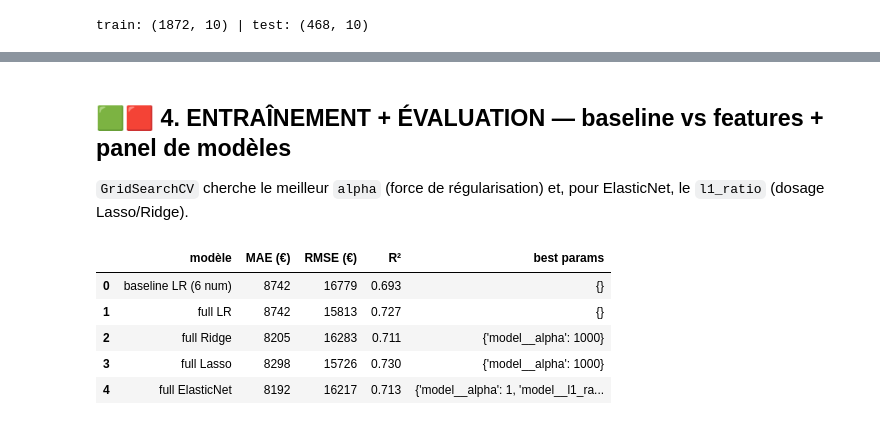
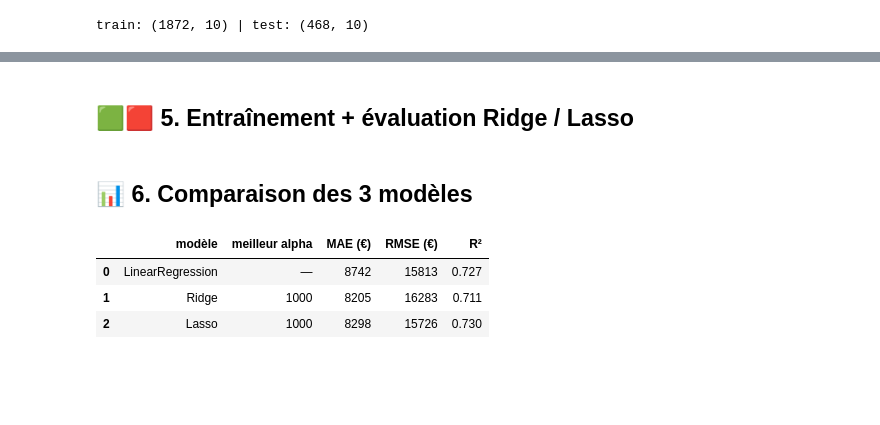
Before and after one commit to zepolclem/oscaria, a Jupyter notebook: ml/notebooks/french-second-hand-cars/02_baseline_regression.ipynb, the cells around one changed output, grey strips where cells are left out. Cells and saved outputs as stored; diff of their text form; code cells hidden in the pictures; blank space fills up the shorter version.

```diff
--- a/ml/notebooks/french-second-hand-cars/02_baseline_regression.ipynb
+++ b/ml/notebooks/french-second-hand-cars/02_baseline_regression.ipynb
@@ -89 +127,3 @@ train: (1872, 10) | test: (468, 10)
+# %% [markdown]
+## 🟩🟥 5. Entraînement + évaluation Ridge / Lasso
 # %%
@@ -113,38 +148,16 @@ def evaluer(pipe, feats, nom, params=None):
-# %% [markdown]
-## 🟩🟥 4. ENTRAÎNEMENT + ÉVALUATION — baseline vs features + panel de modèles
-
-`GridSearchCV` cherche le meilleur `alpha` (force de régularisation) et, pour
-ElasticNet, le `l1_ratio` (dosage Lasso/Ridge).
-# %%
-resultats = []
-
-# référence : baseline linéaire nue, 6 features
-r,_ = evaluer(make_pipe(LinearRegression()), base, "baseline LR (6 num)")
-resultats.append(r)
-
-# features complètes
-r,_ = evaluer(make_pipe(LinearRegression()), full, "full LR")
-resultats.append(r)
-
-r, est_ridge = evaluer(make_pipe(Ridge(max_iter=10000)), full, "full Ridge",
-    {"model__alpha": [0.01, 0.1, 1, 10, 100, 1000]})
-resultats.append(r)
-
-r,_ = evaluer(make_pipe(Lasso(max_iter=10000)), full, "full Lasso",
-    {"model__alpha": [0.1, 1, 10, 100, 500, 1000]})
-resultats.append(r)
-
-r, est_enet = evaluer(make_pipe(ElasticNet(max_iter=10000)), full, "full ElasticNet",
-    {"model__alpha": [0.1, 1, 10, 100, 1000],
-     "model__l1_ratio": [0.1, 0.5, 0.9]})
-resultats.append(r)
-
-pd.DataFrame(resultats)
-# %% [output]
-|  | modèle | MAE (€) | RMSE (€) | R² | best params |
-| 0 | baseline LR (6 num) | 8742 | 16779 | 0.693 | {} |
-| 1 | full LR | 8742 | 15813 | 0.727 | {} |
-| 2 | full Ridge | 8205 | 16283 | 0.711 | {'model__alpha': 1000} |
-| 3 | full Lasso | 8298 | 15726 | 0.730 | {'model__alpha': 1000} |
-| 4 | full ElasticNet | 8192 | 16217 | 0.713 | {'model__alpha': 1, 'model__l1_ra... |
+# %% [markdown]
+## 📊 6. Comparaison des 3 modèles
+# %%
+comparaison = pd.DataFrame([
+    {"modèle": "LinearRegression", "meilleur alpha": "—",
+     "MAE (€)": round(mae_lin), "RMSE (€)": round(rmse_lin), "R²": round(r2_lin,3)},
+    res_ridge,
+    res_lasso,
+])
+comparaison
+# %% [output]
+|  | modèle | meilleur alpha | MAE (€) | RMSE (€) | R² |
+| 0 | LinearRegression | — | 8742 | 15813 | 0.727 |
+| 1 | Ridge | 1000 | 8205 | 16283 | 0.711 |
+| 2 | Lasso | 1000 | 8298 | 15726 | 0.730 |
 # %% [markdown]
```
Also changed, not shown: parts of 20 cells of this notebook.
